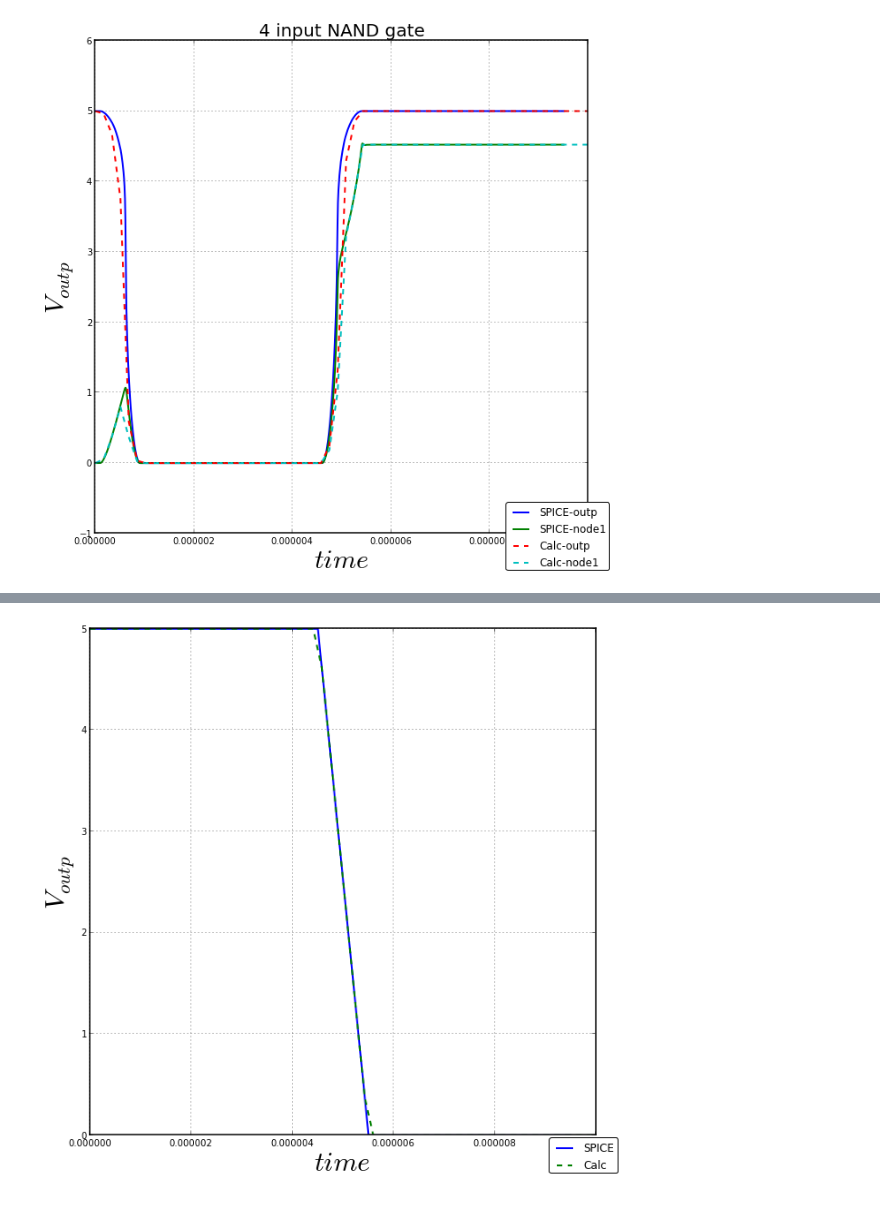
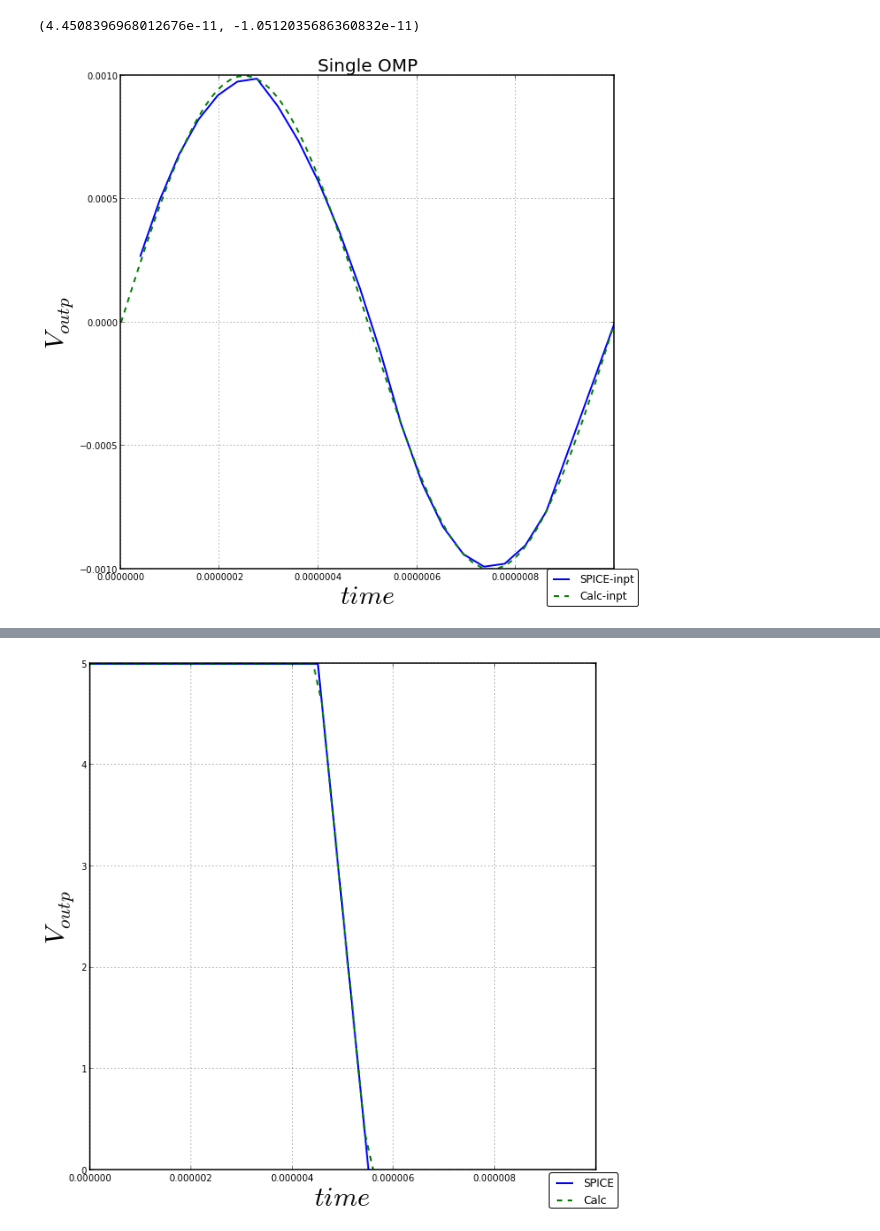
Before and after one commit to cvbrgava/ddp, a Jupyter notebook: notebook/intg_inv.ipynb, the cells around one changed output, grey strips where cells are left out. Saved outputs shown, nothing was run; the diff lists cells and outputs as text; code cells hidden in the pictures.

```diff
--- a/notebook/intg_inv.ipynb
+++ b/notebook/intg_inv.ipynb
@@ -102,0 +118,13 @@ Integrating...
+# %%
+x , y0,y1,y2,y3  = [], [],[],[],[]
+for i in import_text("./Data/singleOMP_cmfb_voltage.txt","\t"):
+    if (float( i[ 'time' ] ) < intg_end + sim_begin) and (float( i[ 'time' ]  )> sim_begin) :
+        x.append( float(i[ 'time' ])-sim_begin ), y1.append( float( i[ 'V(n001)' ] ) ),y2.append( i[ 'V(n003)' ] )
+
+outncal, = plt.plot( t, soln[:,0],'-')
+outnsp, = plt.plot( x, y1 )
+outpsp, = plt.plot( x, y2 )
+outpcal, = plt.plot( t, soln[ :, 1] ,'-')
+plt.figlegend( (outncal,outnsp,outpsp,outpcal), ['O/p - calc', 'O/p - SPICE', 'O/p + SPICE', 'O/p + calc'], 'lower right' )
+plt.title( ' CMFB gain 1000 ')
+plt.figsize( 10,10)
@@ -103,19 +133,32 @@ Integrating...
+# %%
+from scipy.optimize import fsolve
+import math
+
+def equations(p):
+    x, y = p
+    return (x+y**2-4, math.exp(x) + x*y - 3)
+
+x, y =  fsolve(equations, (1, 1))
+
+print equations((x, y))
+# %% [output]
+(4.4508396968012676e-11, -1.0512035686360832e-11)
 # %%
 
 x , y0,y1,y2,y3  = [], [],[],[],[]
-for i in import_text("./Data/4inpNAND_voltage.txt","\t"):
+for i in import_text("./Data/singleOMP_voltage.txt","\t"):
     if (float( i[ 'time' ] ) < intg_end + sim_begin) and (float( i[ 'time' ]  )> sim_begin) :
-        y0.append( i[ 'n001'] ), x.append( float(i[ 'time' ])-sim_begin ),y1.append( i[ 'n002'] )
+        y0.append( float(i[ 'n003']) - 2 ), x.append( float(i[ 'time' ])-sim_begin )
 
 spice, = plt.plot(x,y0,'-')
-spice1, = plt.plot(x,y1)
-calc, = plt.plot( t, soln[ :,0 ],'--')
-calc1, = plt.plot( t, soln[:,1],'--' )
-plt.figlegend([spice,spice1,calc,calc1],('SPICE-outp','SPICE-node1','Calc-outp','Calc-node1'),'lower right')
+#spice1, = plt.plot(x,y1)
+calc, = plt.plot( t, input_signal1( t ),'--')
+#calc1, = plt.plot( t, soln[:,1],'--' )
+plt.figlegend([spice,calc],('SPICE-inpt','Calc-inpt'),'lower right')
 plt.figsize(10,10)
 plt.ylabel(r'$V_{outp}$' )
 plt.xlabel(r'$time$')
-plt.title('4 input NAND gate' )
+plt.title('Single OMP' )
 plt.show()
 # %% [output]
-[figure, old version]
+[figure, new version]
```
Also changed, not shown: parts of 9 cells of this notebook, 12 other files.
